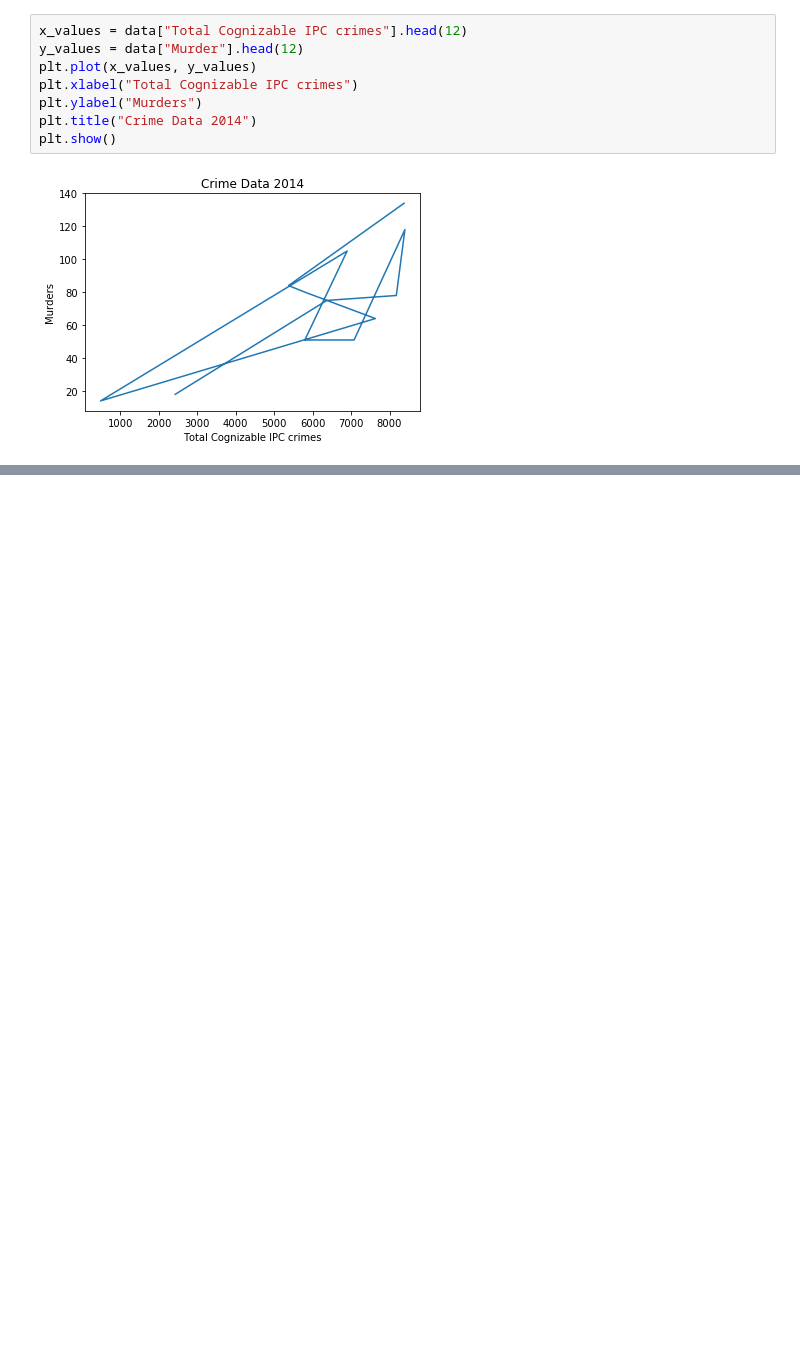
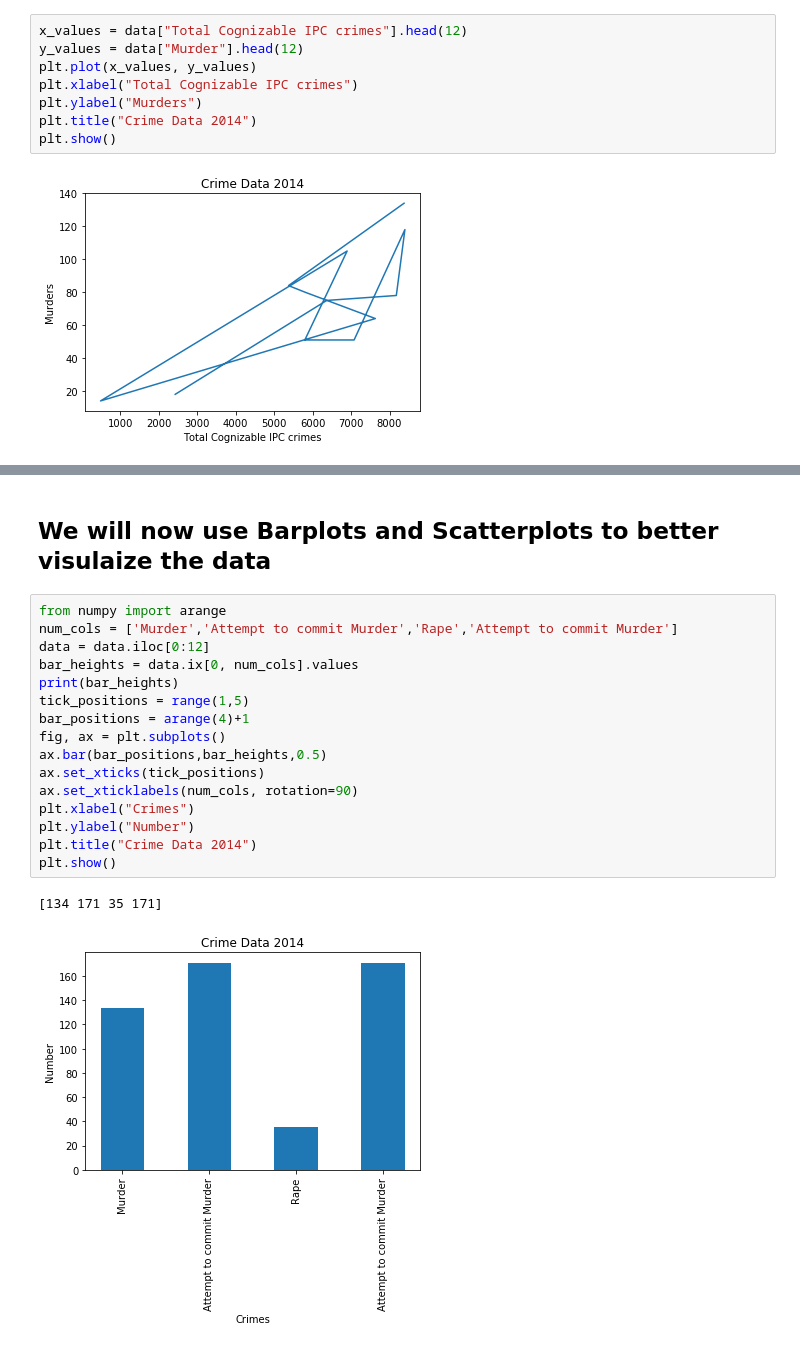
Before and after one commit to afcarl/Indian-Crime-Data, a Jupyter notebook: CrimeData.ipynb, the cells around one changed output, grey strips where cells are left out. Drawn from its saved outputs; the diff is of its cells as text; blank space fills up the shorter version.

```diff
--- a/CrimeData.ipynb
+++ b/CrimeData.ipynb
@@ -113,0 +141,21 @@ plt.show()
+# %% [markdown]
+## We will now use Barplots and Scatterplots to better visulaize the data
+# %%
+from numpy import arange
+num_cols = ['Murder','Attempt to commit Murder','Rape','Attempt to commit Murder']
+data = data.iloc[0:12]
+bar_heights = data.ix[0, num_cols].values
+print(bar_heights)
+tick_positions = range(1,5)
+bar_positions = arange(4)+1
+fig, ax = plt.subplots()
+ax.bar(bar_positions,bar_heights,0.5)
+ax.set_xticks(tick_positions)
+ax.set_xticklabels(num_cols, rotation=90)
+plt.xlabel("Crimes")
+plt.ylabel("Number")
+plt.title("Crime Data 2014")
+plt.show()
+# %% [output]
+[134 171 35 171]
+[figure, added]
```
Also changed, not shown: parts of 6 cells of this notebook.
